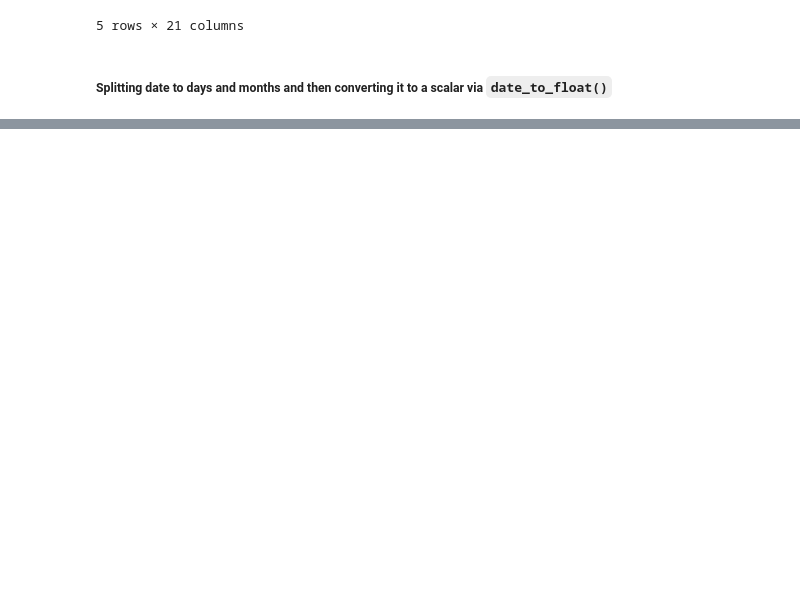
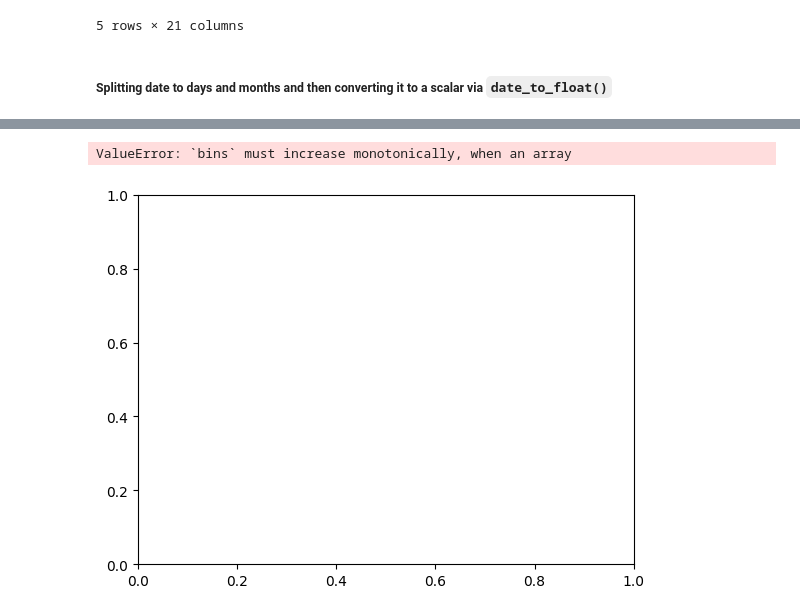
Before and after one commit to yusufnasserdev/Movie-Revenue-Prediction-Model, a Jupyter notebook: Model/phase1.ipynb, the cells around one changed output, grey strips where cells are left out. Cells and saved outputs as stored; diff of their text form; code cells hidden in the pictures; blank space fills up the shorter version.

```diff
--- a/Model/phase1.ipynb
+++ b/Model/phase1.ipynb
@@ -214,0 +293,18 @@ df.head()
+# %%
+df_not_adjusted = pd.read_csv('datasets/1/train/preprocessed.csv')
+df = pd.read_csv('datasets/1/train/preprocessed.csv')
+
+import cpi
+
+# Adjust the revenue to inflation using cpi
+df['revenue'] = df.apply(lambda x: cpi.inflate(x['revenue'],
+                                               int(x.release_date)), axis=1)
+# plot the revenue and the release date
+plt.scatter(df_not_adjusted['release_date'], df_not_adjusted['revenue'])
+plt.show()
+
+# plot the adjusted revenue and the release date
+plt.scatter(df['release_date'], df['revenue'])
+# %% [output]
+ValueError: `bins` must increase monotonically, when an array
+[figure, added]
```
Also changed, not shown: parts of 11 cells of this notebook, 1 other file.
